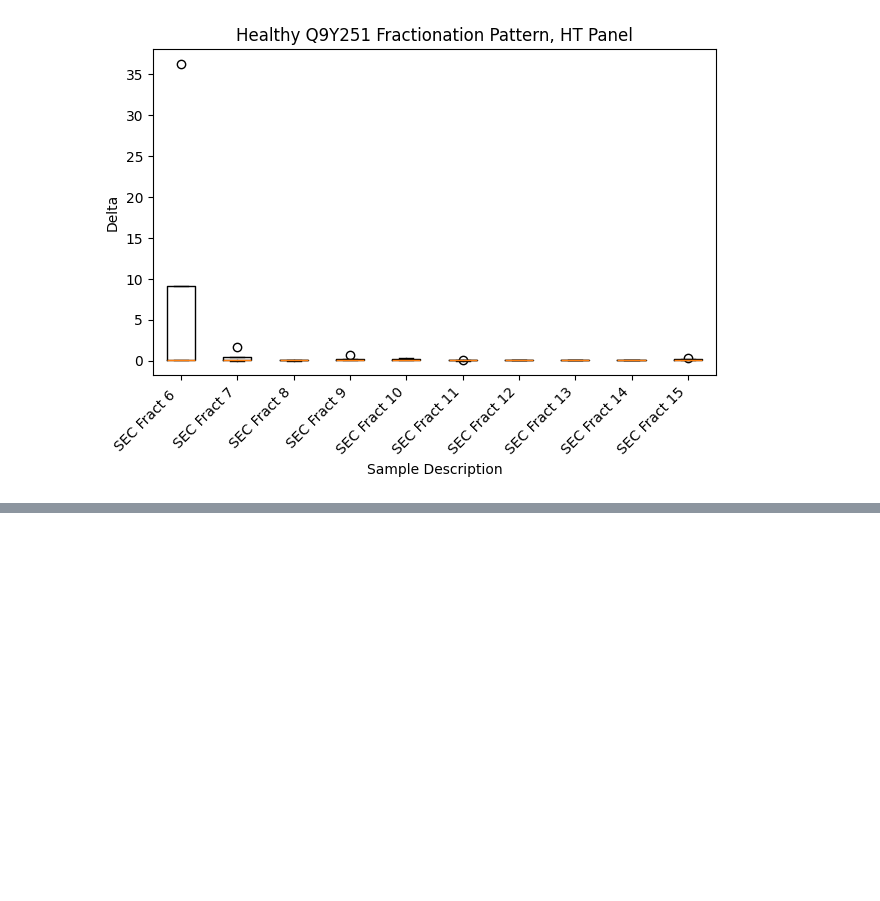
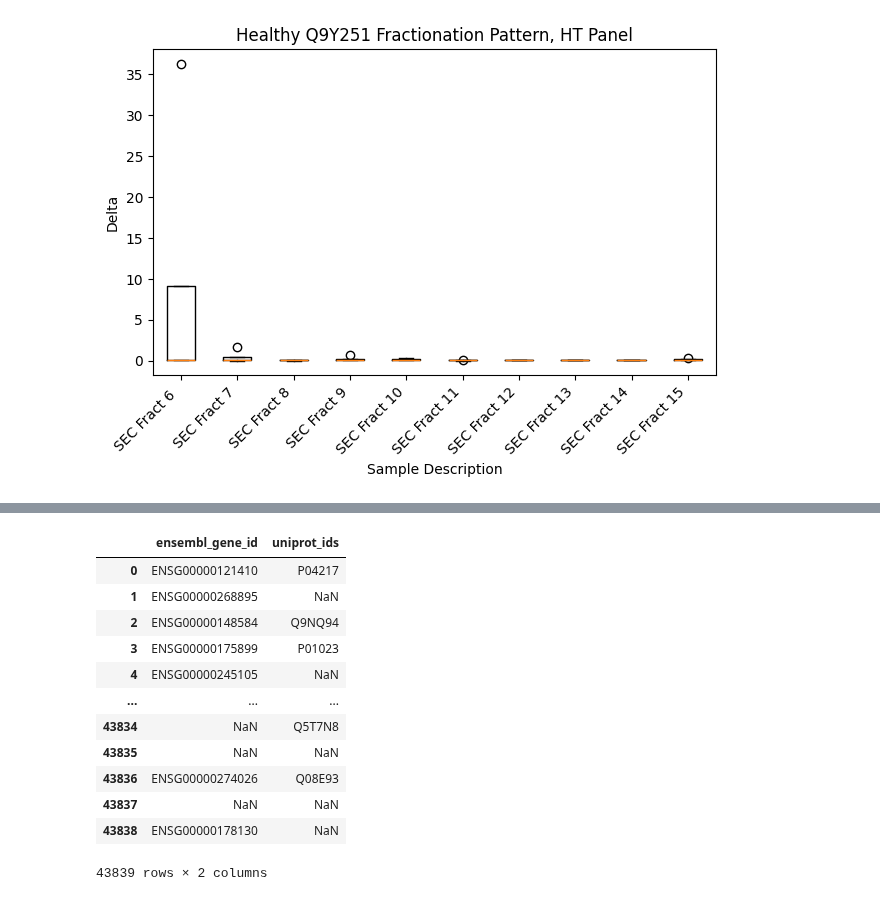
Before and after one commit to Walt-Lab/bdev_mass_spec, a Jupyter notebook: docs/example_usage.ipynb, the cells around one changed output, grey strips where cells are left out. Drawn from its saved outputs; the diff is of its cells as text; code cells hidden in the pictures; blank space fills up the shorter version.

```diff
--- a/docs/example_usage.ipynb
+++ b/docs/example_usage.ipynb
@@ -723,10 +705,12 @@ external_neuron = identify_targets(
 # %%
 hgnc_ids = (
-        "https://ftp.ebi.ac.uk/pub/databases/genenames/hgnc/tsv/hgnc_complete_set.txt"
+    "https://storage.googleapis.com/public-download-files/hgnc/tsv/tsv/hgnc_complete_set.txt"
     )
 
 hgnc_uniprot_mapping_data = pd.read_csv(
     (StringIO(requests.get(hgnc_ids).text)),
     sep="\t",
-    usecols=["symbol", "uniprot_ids"],
+    usecols=["ensembl_gene_id", "uniprot_ids"],
 )
+
+taus = pd.merge(tau_scores, hgnc_uniprot_mapping_data, on = "ensembl_gene_id", how = "left")
@@ -770,0 +717,16 @@ hgnc_uniprot_mapping_data[hgnc_uniprot_mapping_data['uniprot_ids'].isin(list(fra
+# %%
+hgnc_uniprot_mapping_data
+# %% [output]
+|  | ensembl_gene_id | uniprot_ids |
+| 0 | ENSG00000121410 | P04217 |
+| 1 | ENSG00000268895 | NaN |
+| 2 | ENSG00000148584 | Q9NQ94 |
+| 3 | ENSG00000175899 | P01023 |
+| 4 | ENSG00000245105 | NaN |
+| ... | ... | ... |
+| 43834 | NaN | Q5T7N8 |
+| 43835 | NaN | NaN |
+| 43836 | ENSG00000274026 | Q08E93 |
+| 43837 | NaN | NaN |
+| 43838 | ENSG00000178130 | NaN |
+43839 rows × 2 columns
```
Also changed, not shown: parts of 32 cells of this notebook, 3 other files.
